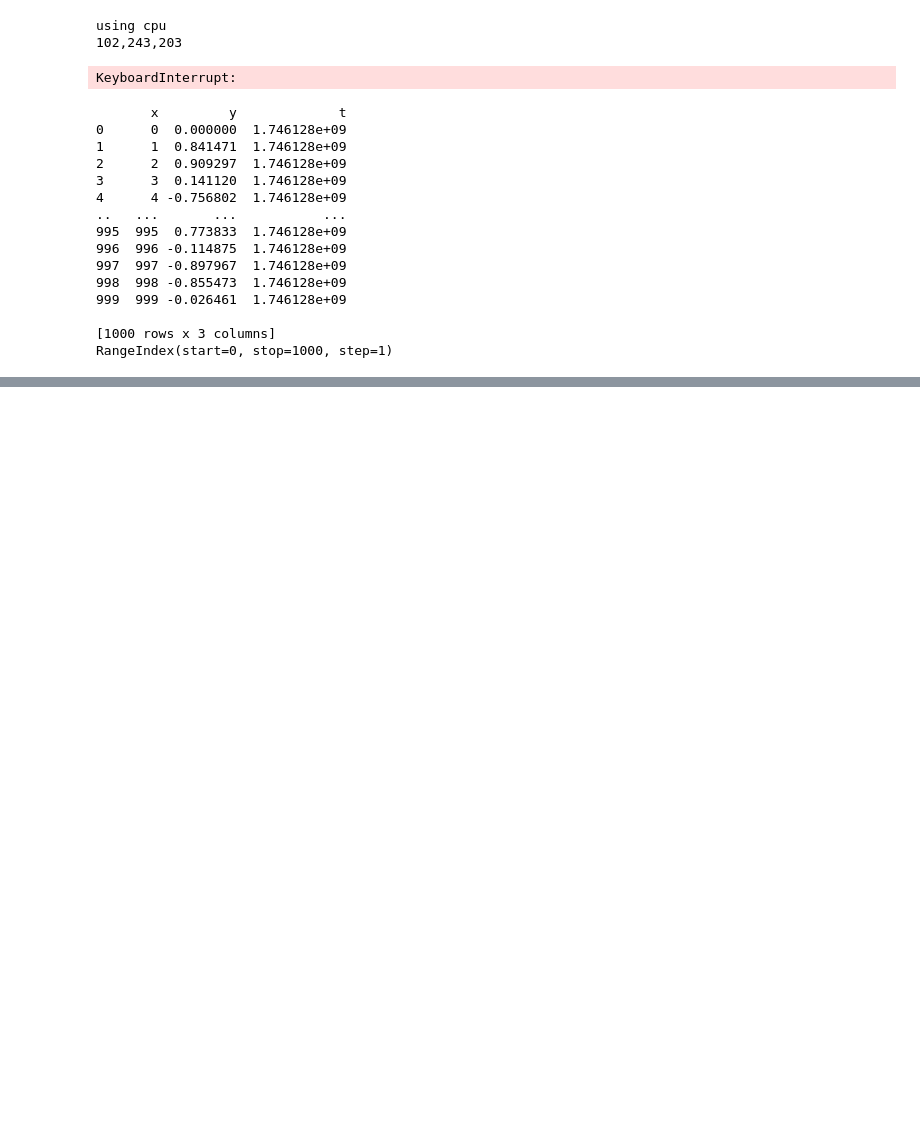
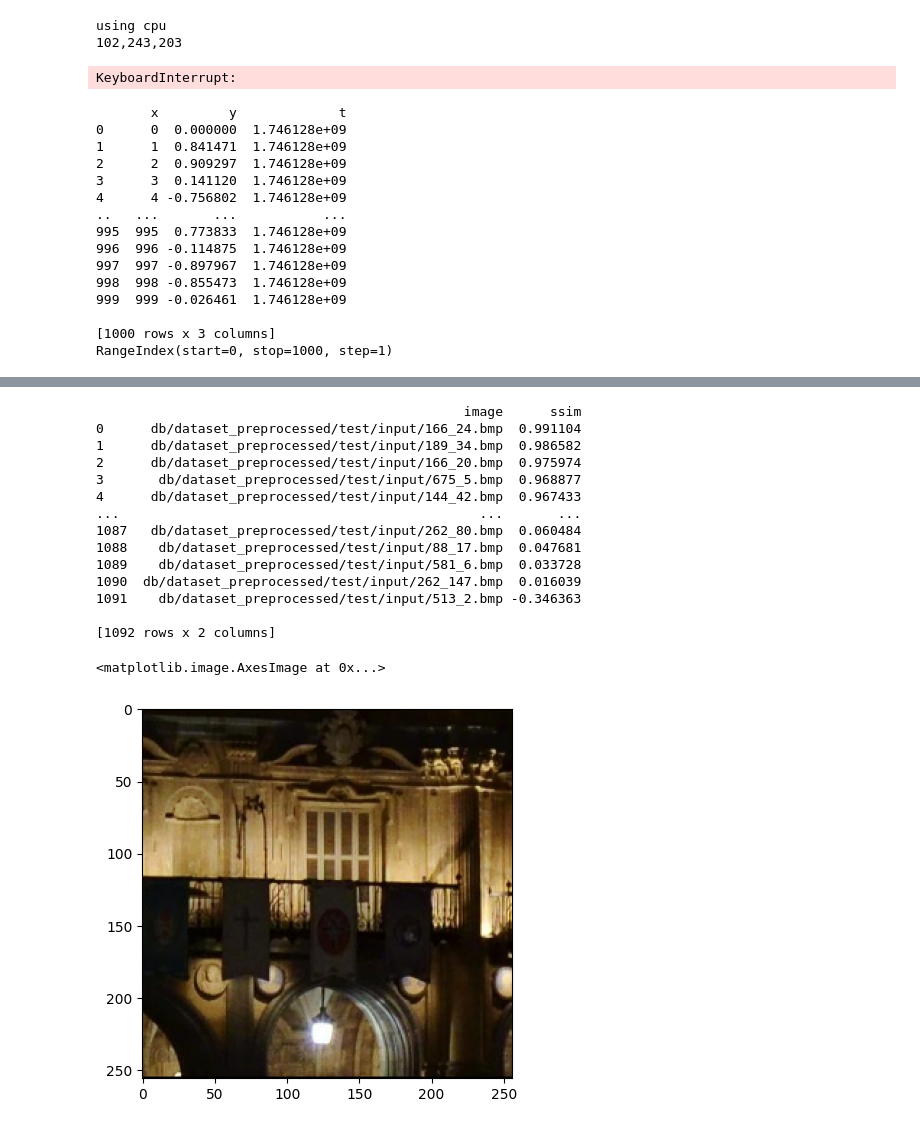
Before and after one commit to maciejka3000/labwork-project, a Jupyter notebook: 03_train_model_torch_stacked_samesize.ipynb, the cells around one changed output, grey strips where cells are left out. Saved outputs shown, nothing was run; the diff lists cells and outputs as text; code cells hidden in the pictures; blank space fills up the shorter version.

```diff
--- a/03_train_model_torch_stacked_samesize.ipynb
+++ b/03_train_model_torch_stacked_samesize.ipynb
@@ -367,0 +430,21 @@ plt.show()
+# %%
+data_out = data_out.sort_values(by='ssim', ascending=False).reset_index(drop=True)
+print(data_out)
+plt.imshow(plt.imread(data_out['image'][312]))
+# %% [output]
+                                               image      ssim
+0      db/dataset_preprocessed/test/input/166_24.bmp  0.991104
+1      db/dataset_preprocessed/test/input/189_34.bmp  0.986582
+2      db/dataset_preprocessed/test/input/166_20.bmp  0.975974
+3       db/dataset_preprocessed/test/input/675_5.bmp  0.968877
+4      db/dataset_preprocessed/test/input/144_42.bmp  0.967433
+...                                              ...       ...
+1087   db/dataset_preprocessed/test/input/262_80.bmp  0.060484
+1088    db/dataset_preprocessed/test/input/88_17.bmp  0.047681
+1089    db/dataset_preprocessed/test/input/581_6.bmp  0.033728
+1090  db/dataset_preprocessed/test/input/262_147.bmp  0.016039
+1091    db/dataset_preprocessed/test/input/513_2.bmp -0.346363
+
+[1092 rows x 2 columns]
+<matplotlib.image.AxesImage at 0x...>
+[figure, added]
```
Also changed, not shown: parts of 7 cells of this notebook, 1 other file.
